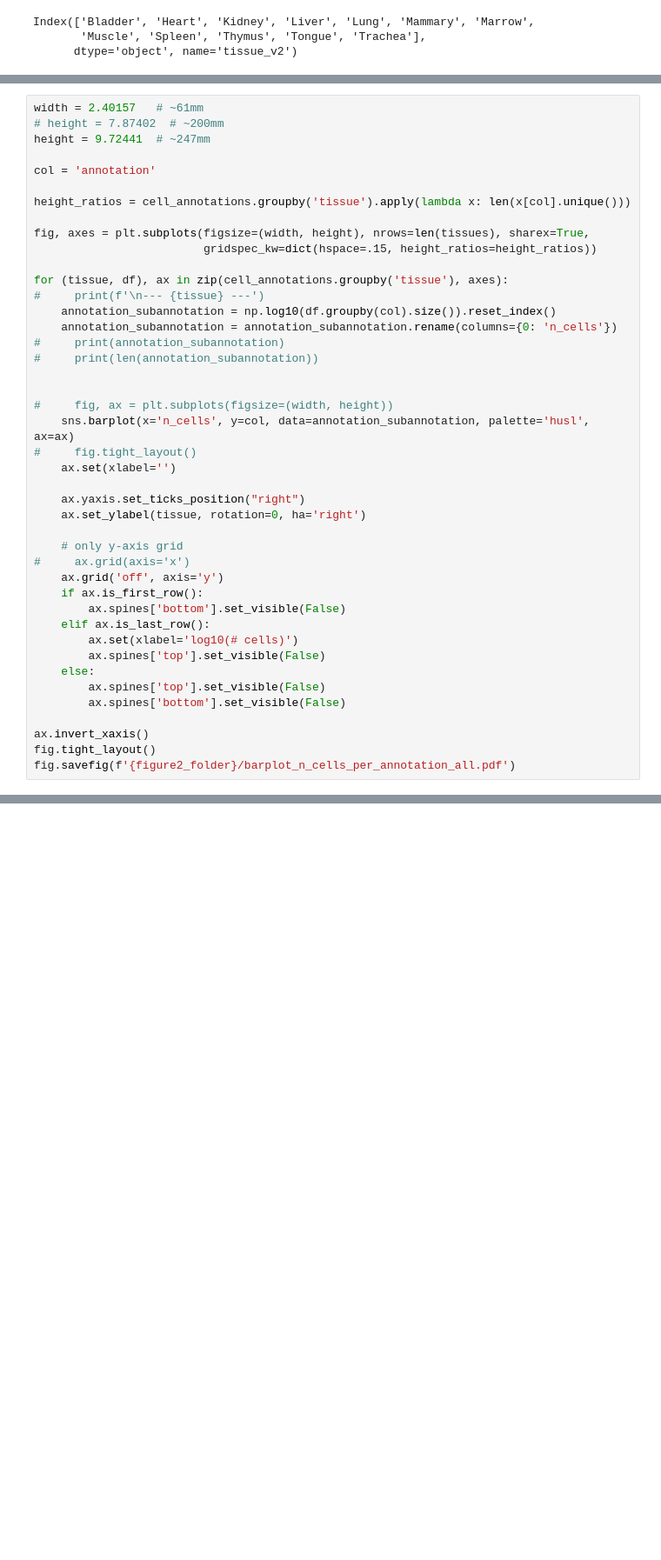
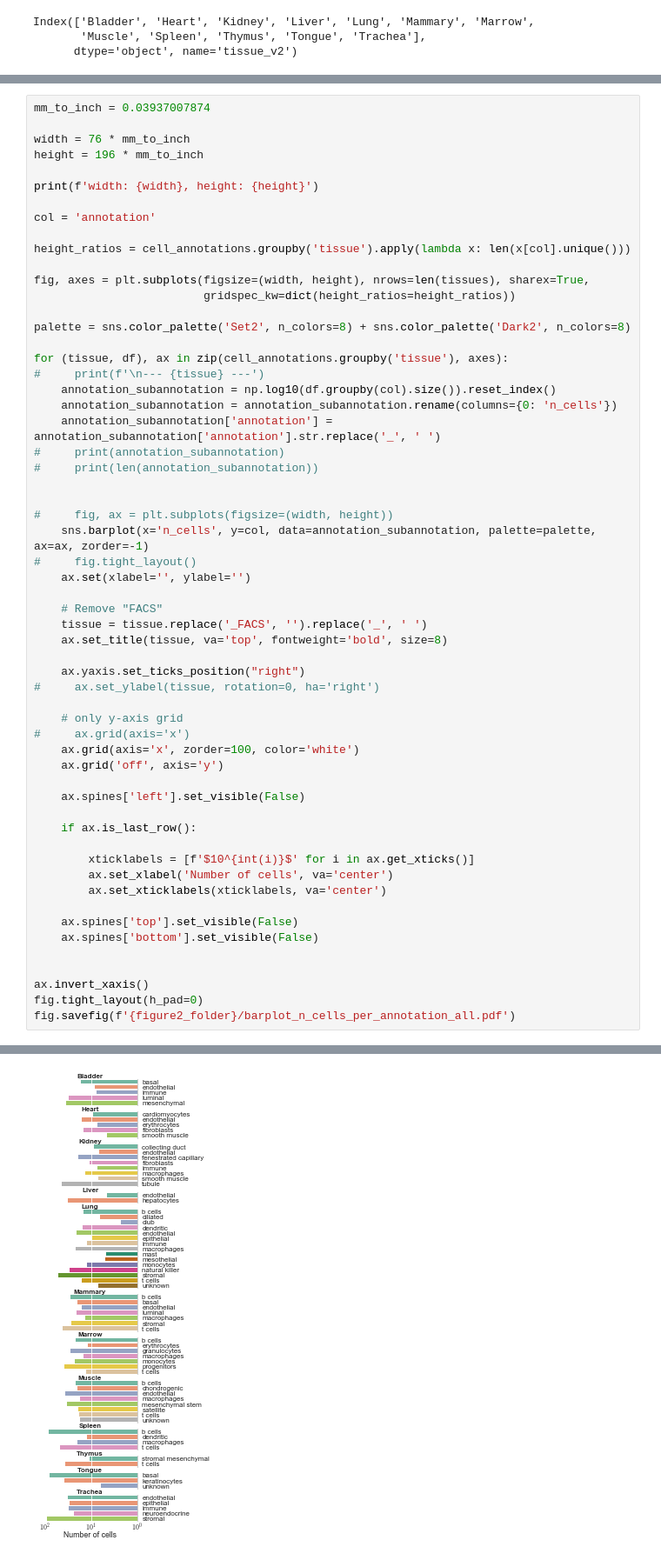
Before and after one commit to czbiohub-sf/maca, a Jupyter notebook: notebooks/025_number_cells_genes_reads_barplots_10x.ipynb, the cells around one changed output, grey strips where cells are left out. Shown: that part at 87% size. Drawn from its saved outputs; the diff is of its cells as text; blank space fills up the shorter version.

```diff
--- a/notebooks/025_number_cells_genes_reads_barplots_10x.ipynb
+++ b/notebooks/025_number_cells_genes_reads_barplots_10x.ipynb
@@ -240,43 +275,59 @@ fig.savefig(f'{figure1_folder}/barplot_n_cells_per_tissue.pdf')
 # %%
-width = 2.40157   # ~61mm
-# height = 7.87402  # ~200mm
-height = 9.72441  # ~247mm
+mm_to_inch = 0.03937007874
+
+width = 76 * mm_to_inch
+height = 196 * mm_to_inch
+
+print(f'width: {width}, height: {height}')
 
 col = 'annotation'
 
 height_ratios = cell_annotations.groupby('tissue').apply(lambda x: len(x[col].unique()))
 
 fig, axes = plt.subplots(figsize=(width, height), nrows=len(tissues), sharex=True,
-                         gridspec_kw=dict(hspace=.15, height_ratios=height_ratios))
+                         gridspec_kw=dict(height_ratios=height_ratios))
+
+palette = sns.color_palette('Set2', n_colors=8) + sns.color_palette('Dark2', n_colors=8)
 
 for (tissue, df), ax in zip(cell_annotations.groupby('tissue'), axes):
 #     print(f'\n--- {tissue} ---')
     annotation_subannotation = np.log10(df.groupby(col).size()).reset_index()
     annotation_subannotation = annotation_subannotation.rename(columns={0: 'n_cells'})
+    annotation_subannotation['annotation'] = annotation_subannotation['annotation'].str.replace('_', ' ')
 #     print(annotation_subannotation)
 #     print(len(annotation_subannotation))
 
 
 #     fig, ax = plt.subplots(figsize=(width, height))
-    sns.barplot(x='n_cells', y=col, data=annotation_subannotation, palette='husl', ax=ax)
+    sns.barplot(x='n_cells', y=col, data=annotation_subannotation, palette=palette, ax=ax, zorder=-1)
 #     fig.tight_layout()
-    ax.set(xlabel='')
+    ax.set(xlabel='', ylabel='')
+
+    # Remove "FACS"
+    tissue = tissue.replace('_FACS', '').replace('_', ' ')
+    ax.set_title(tissue, va='top', fontweight='bold', size=8)
 
     ax.yaxis.set_ticks_position("right")
-    ax.set_ylabel(tissue, rotation=0, ha='right')
+#     ax.set_ylabel(tissue, rotation=0, ha='right')
 
     # only y-axis grid
 #     ax.grid(axis='x')
+    ax.grid(axis='x', zorder=100, color='white')
     ax.grid('off', axis='y')
-    if ax.is_first_row():
-        ax.spines['bottom'].set_visible(False)
-    elif ax.is_last_row():
-        ax.set(xlabel='log10(# cells)')
-        ax.spines['top'].set_visible(False)
-    else:
-        ax.spines['top'].set_visible(False)
-        ax.spines['bottom'].set_visible(False)
+
+    ax.spines['left'].set_visible(False)
+
+    if ax.is_last_row():
+
+        xticklabels = [f'$10^{int(i)}$' for i in ax.get_xticks()]
+        ax.set_xlabel('Number of cells', va='center')
+        ax.set_xticklabels(xticklabels, va='center')
+
+    ax.spines['top'].set_visible(False)
+    ax.spines['bottom'].set_visible(False)
+
 
 ax.invert_xaxis()
-fig.tight_layout()
+fig.tight_layout(h_pad=0)
 fig.savefig(f'{figure2_folder}/barplot_n_cells_per_annotation_all.pdf')
+# %% [output]
@@ -282,0 +335 @@ fig.savefig(f'{figure2_folder}/barplot_n_cells_per_annotation_all.pdf')
+[figure, added]
```
Also changed, not shown: parts of 13 cells of this notebook, 5 other files.
